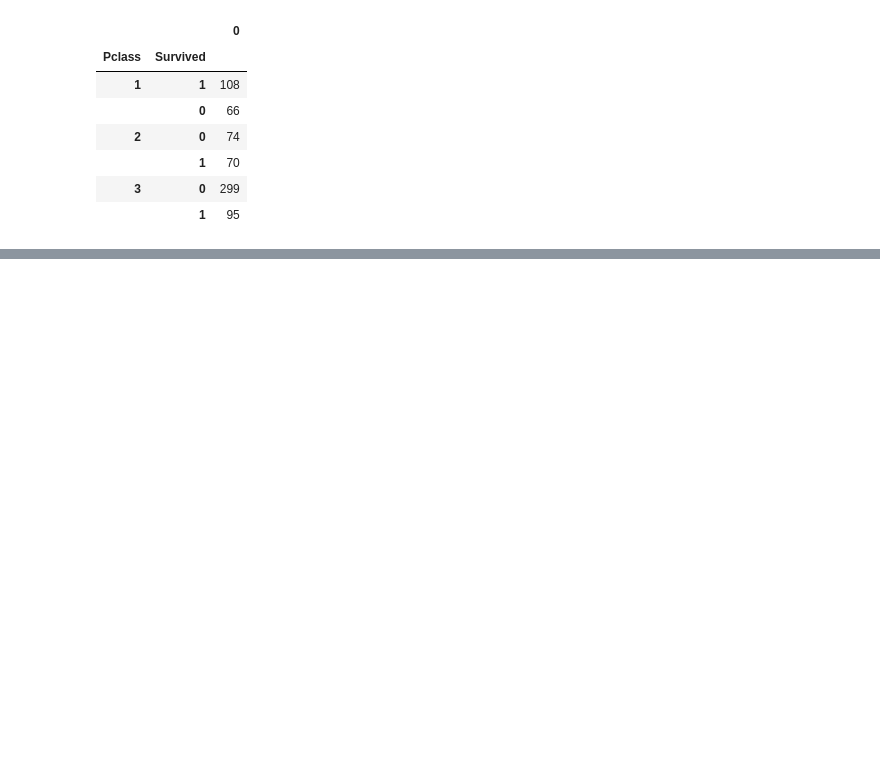
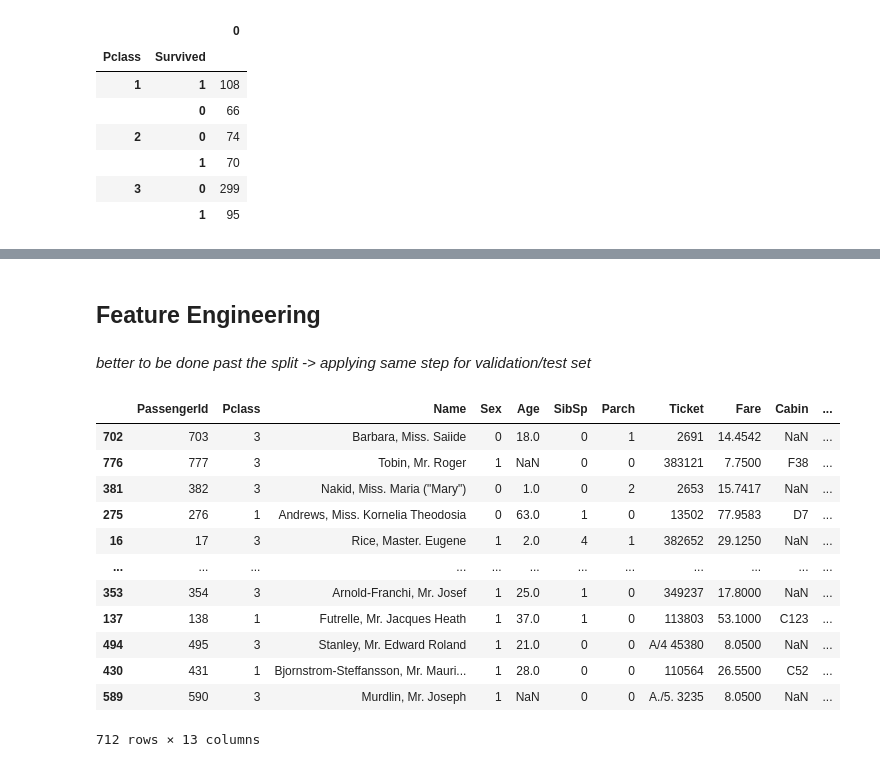
Before and after one commit to ElizavetaBugaeva/bootcamp_projects, a Jupyter notebook: week_02/Project_week02.ipynb, the cells around one changed output, grey strips where cells are left out. Saved outputs shown, nothing was run; the diff lists cells and outputs as text; code cells hidden in the pictures; blank space fills up the shorter version.

Commit message:
Project with all the feature engineering steps

```diff
--- a/week_02/Project_week02.ipynb
+++ b/week_02/Project_week02.ipynb
@@ -185,11 +170,0 @@ pd.DataFrame(df_train.groupby(['Pclass']).value_counts(['Survived']))
-# %%
-from sklearn.preprocessing import StandardScaler
-
-# instantiate standard scaler - scales your values automatically!
-scaler = StandardScaler()
-
-# fit and transform training data
-Xtrain = scaler.fit_transform(Xtrain)
-
-# transform test data
-Xval = scaler.transform(Xval)
@@ -201,3 +170,0 @@ model = LogisticRegression()
-# %%
-# train the model
-model.fit(Xtrain, ytrain)
@@ -208,0 +204,20 @@ model.score(Xval, yval)
+# %% [markdown]
+## Feature Engineering
+# %% [markdown]
+*better to be done past the split -> applying same step for validation/test set*
+# %%
+Xtrain['Sex'] = df_train['Sex'].map({'female':0, 'male':1}) #creating new column mapping the values
+# %% [output]
+|  | PassengerId | Pclass | Name | Sex | Age | SibSp | Parch | Ticket | Fare | Cabin | ... |
+| 702 | 703 | 3 | Barbara, Miss. Saiide | 0 | 18.0 | 0 | 1 | 2691 | 14.4542 | NaN | ... |
+| 776 | 777 | 3 | Tobin, Mr. Roger | 1 | NaN | 0 | 0 | 383121 | 7.7500 | F38 | ... |
+| 381 | 382 | 3 | Nakid, Miss. Maria ("Mary") | 0 | 1.0 | 0 | 2 | 2653 | 15.7417 | NaN | ... |
+| 275 | 276 | 1 | Andrews, Miss. Kornelia Theodosia | 0 | 63.0 | 1 | 0 | 13502 | 77.9583 | D7 | ... |
+| 16 | 17 | 3 | Rice, Master. Eugene | 1 | 2.0 | 4 | 1 | 382652 | 29.1250 | NaN | ... |
+| ... | ... | ... | ... | ... | ... | ... | ... | ... | ... | ... | ... |
+| 353 | 354 | 3 | Arnold-Franchi, Mr. Josef | 1 | 25.0 | 1 | 0 | 349237 | 17.8000 | NaN | ... |
+| 137 | 138 | 1 | Futrelle, Mr. Jacques Heath | 1 | 37.0 | 1 | 0 | 113803 | 53.1000 | C123 | ... |
+| 494 | 495 | 3 | Stanley, Mr. Edward Roland | 1 | 21.0 | 0 | 0 | A/4 45380 | 8.0500 | NaN | ... |
+| 430 | 431 | 1 | Bjornstrom-Steffansson, Mr. Mauri... | 1 | 28.0 | 0 | 0 | 110564 | 26.5500 | C52 | ... |
+| 589 | 590 | 3 | Murdlin, Mr. Joseph | 1 | NaN | 0 | 0 | A./5. 3235 | 8.0500 | NaN | ... |
+712 rows × 13 columns
```
Also changed, not shown: parts of 65 cells of this notebook.
